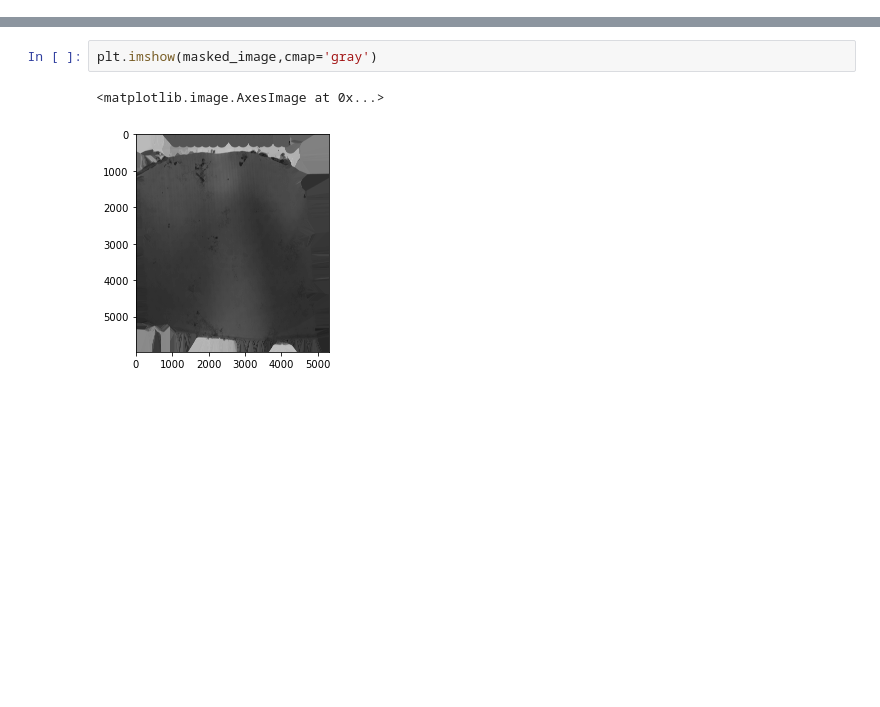
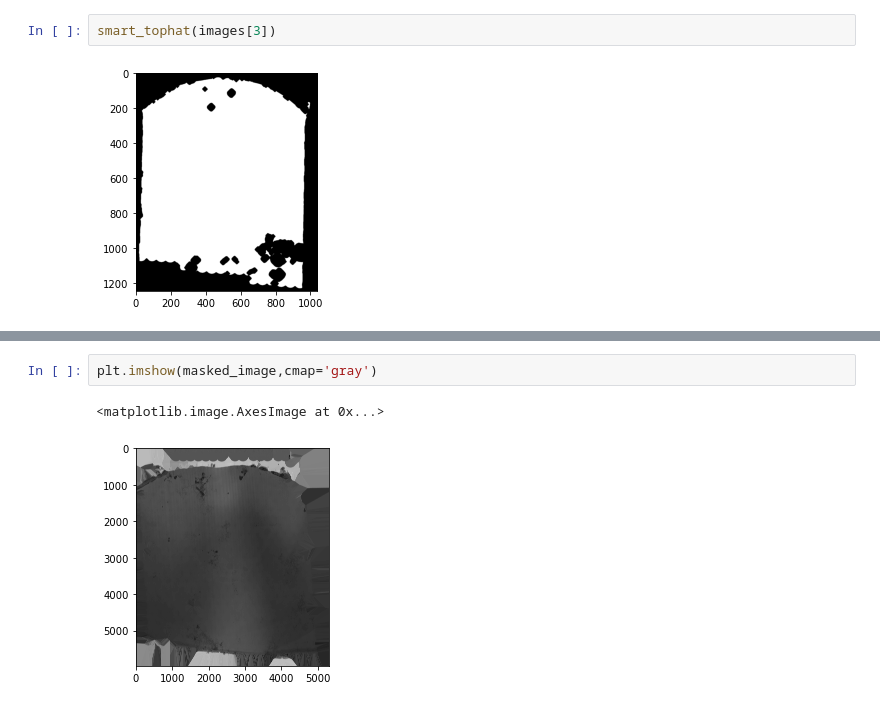
Before and after one commit to jojoelfe/deco_lace_template_matching_manuscript, a Jupyter notebook: content/code/smart_tophat_assm.ipynb, the cells around one changed output, grey strips where cells are left out. Drawn from its saved outputs; the diff is of its cells as text; blank space fills up the shorter version.

```diff
--- a/content/code/smart_tophat_assm.ipynb
+++ b/content/code/smart_tophat_assm.ipynb
@@ -63,0 +73,4 @@ np.mean(image[mask])
+# %%
+smart_tophat(images[3])
+# %% [output]
+[figure, added]
```
Also changed, not shown: parts of 10 cells of this notebook, 18 other files.
